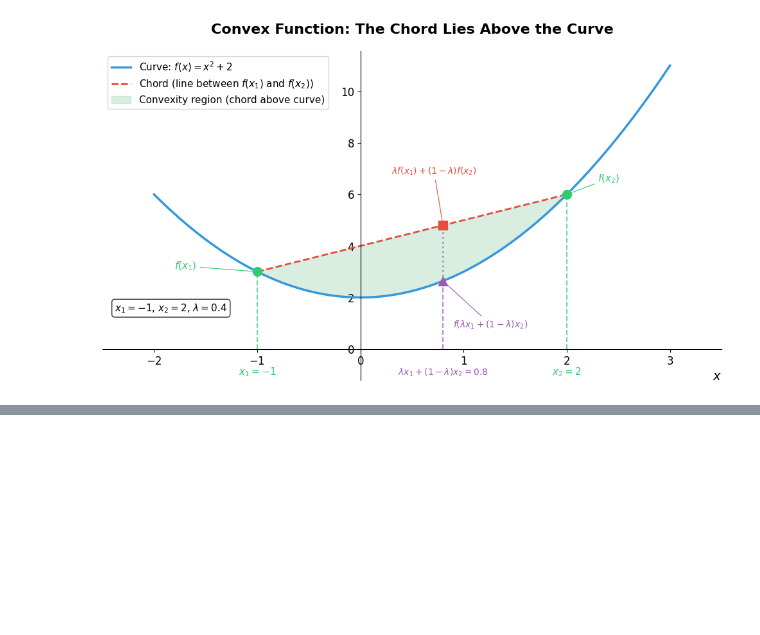
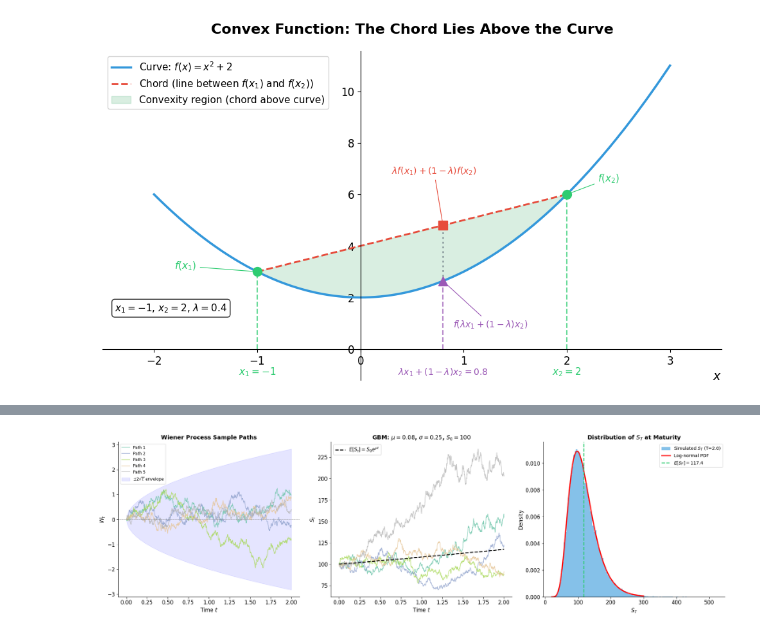
Before and after one commit to mattwalmsley/financial-modelling, a Jupyter notebook: quantitative/quant_platform/notebooks/advanced_derivatives.ipynb, the cells around one changed output, grey strips where cells are left out. Cells and saved outputs as stored; diff of their text form; code cells hidden in the pictures; blank space fills up the shorter version.

Commit message:
Add risk management, advanced derivatives and associated notebooks/images.

```diff
--- a/quantitative/quant_platform/notebooks/advanced_derivatives.ipynb
+++ b/quantitative/quant_platform/notebooks/advanced_derivatives.ipynb
@@ -117,0 +476,95 @@ plt.show()
+# %%
+# Wiener process sample paths and Geometric Brownian Motion
+rng = np.random.default_rng(123)
+T = 2.0
+n_steps = 1000
+dt = T / n_steps
+t = np.linspace(0, T, n_steps + 1)
+n_paths = 5
+
+fig, axes = plt.subplots(1, 3, figsize=(20, 6))
+
+# Left: Wiener process paths
+ax = axes[0]
+colors_w = plt.cm.Set2(np.linspace(0, 1, n_paths))
+for i in range(n_paths):
+    dW = rng.normal(0, np.sqrt(dt), n_steps)
+    W = np.concatenate([[0], np.cumsum(dW)])
+    ax.plot(t, W, color=colors_w[i], linewidth=1.2, alpha=0.8, label=f"Path {i + 1}")
+ax.axhline(y=0, color="grey", linewidth=0.5, linestyle="--")
+ax.fill_between(
+    t,
+    -2 * np.sqrt(t),
+    2 * np.sqrt(t),
+    alpha=0.1,
+    color="blue",
+    label=r"$\pm 2\sqrt{t}$ envelope",
+)
+ax.set_xlabel("Time $t$", fontsize=12)
+ax.set_ylabel("$W_t$", fontsize=12)
+ax.set_title("Wiener Process Sample Paths", fontsize=13, fontweight="bold")
+ax.legend(fontsize=9, loc="upper left")
+
+# Middle: GBM paths
+ax = axes[1]
+S0 = 100
+mu = 0.08
+sigma = 0.25
+for i in range(n_paths):
+    dW = rng.normal(0, np.sqrt(dt), n_steps)
+    W = np.concatenate([[0], np.cumsum(dW)])
+    S = S0 * np.exp((mu - 0.5 * sigma**2) * t + sigma * W)
+    ax.plot(t, S, color=colors_w[i], linewidth=1.2, alpha=0.8)
+# Plot expectation
+ax.plot(t, S0 * np.exp(mu * t), "k--", linewidth=2, label=r"$E[S_t] = S_0 e^{\mu t}$")
+ax.set_xlabel("Time $t$", fontsize=12)
+ax.set_ylabel("$S_t$", fontsize=12)
+ax.set_title(
+    rf"GBM: $\mu={mu}$, $\sigma={sigma}$, $S_0={S0}$", fontsize=13, fontweight="bold"
+)
+ax.legend(fontsize=11)
+
+# Right: Distribution of S_T at maturity (log-normal)
+ax = axes[2]
+n_sim = 50000
+Z = rng.normal(0, 1, n_sim)
+S_T = S0 * np.exp((mu - 0.5 * sigma**2) * T + sigma * np.sqrt(T) * Z)
+ax.hist(
+    S_T,
+    bins=120,
+    density=True,
+    alpha=0.6,
+    color="#3498db",
+    edgecolor="none",
+    label=f"Simulated $S_T$ (T={T})",
+)
+# Theoretical log-normal pdf
+s_range = np.linspace(20, 300, 500)
+log_mean = np.log(S0) + (mu - 0.5 * sigma**2) * T
+log_std = sigma * np.sqrt(T)
+from scipy.stats import lognorm
+
+pdf_vals = lognorm.pdf(s_range, s=log_std, scale=np.exp(log_mean))
+ax.plot(s_range, pdf_vals, "r-", linewidth=2.5, label="Log-normal PDF")
+ax.axvline(
+    x=S0 * np.exp(mu * T),
+    color="#2ecc71",
+    linewidth=2,
+    linestyle="--",
+    label=rf"$E[S_T] = {S0 * np.exp(mu * T):.1f}$",
+)
+ax.set_xlabel("$S_T$", fontsize=12)
+ax.set_ylabel("Density", fontsize=12)
+ax.set_title(r"Distribution of $S_T$ at Maturity", fontsize=13, fontweight="bold")
+ax.legend(fontsize=10)
+
+plt.tight_layout()
+plt.savefig(
+    "../../documentation/images/wiener_gbm.png",
+    dpi=150,
+    bbox_inches="tight",
+    facecolor="white",
+)
+plt.show()
+# %% [output]
+[figure, added]
```
Also changed, not shown: parts of 14 cells of this notebook, 18 other files.
